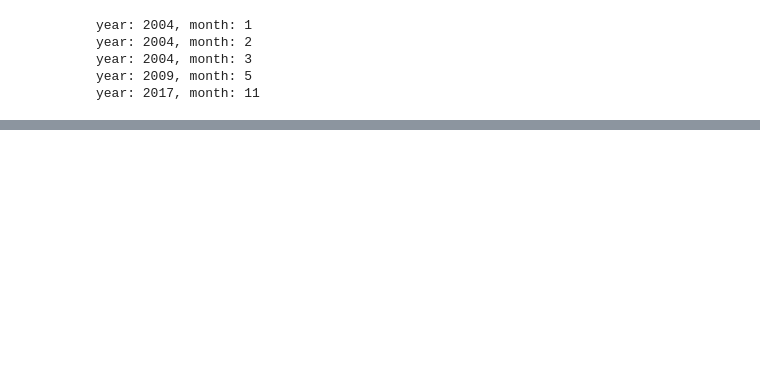
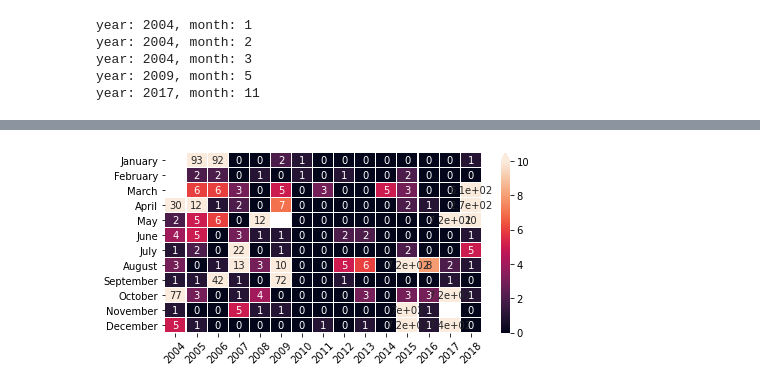
Before and after one commit to hannasv/ms, a Jupyter notebook: notebooks/plotting/missing_values_heatmap.ipynb, the cells around one changed output, grey strips where cells are left out. Saved outputs shown, nothing was run; the diff lists cells and outputs as text; code cells hidden in the pictures; blank space fills up the shorter version.

```diff
--- a/notebooks/plotting/missing_values_heatmap.ipynb
+++ b/notebooks/plotting/missing_values_heatmap.ipynb
@@ -130,0 +78,14 @@ def get_missing_hours(year, month):
+# %%
+from sclouds.plot.helpers import TEXT_WIDTH_IN, path_python_figures
+fig, ax = plt.subplots(1, 1, figsize = (TEXT_WIDTH_IN, 0.5*TEXT_WIDTH_IN))
+ytikz = ['January', 'February', 'March', 'April', 'May', 'June', 'July', 'August', 'September', 'October', 'November', 'December']
+
+fig, ax = plt.subplots(1, 1, figsize = (TEXT_WIDTH_IN, 0.5*TEXT_WIDTH_IN))
+ax2 = sns.heatmap(df, linewidths=0.1, linecolor='white', vmax = 10,annot=True, # fmt="d",
+            cbar_kws={'extend':'max'}, ax = ax, yticklabels=ytikz)
+
+plt.subplots_adjust(hspace = 0.2, top=0.97, bottom=0.15, left = 0.15, right = 1.05)
+plt.xticks(rotation=45)
+fig.savefig(path_python_figures + 'heatmap_missing_values.pdf')
+# %% [output]
+[figure, added]
```
Also changed, not shown: parts of 10 cells of this notebook, 5 other files.
